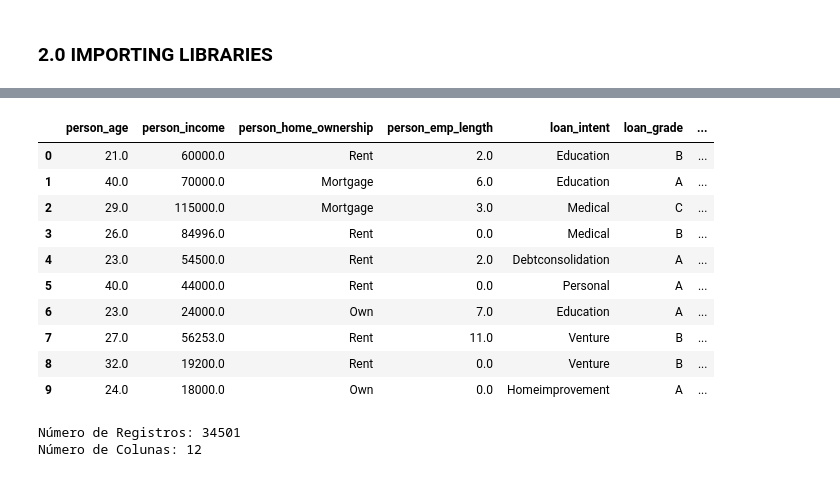
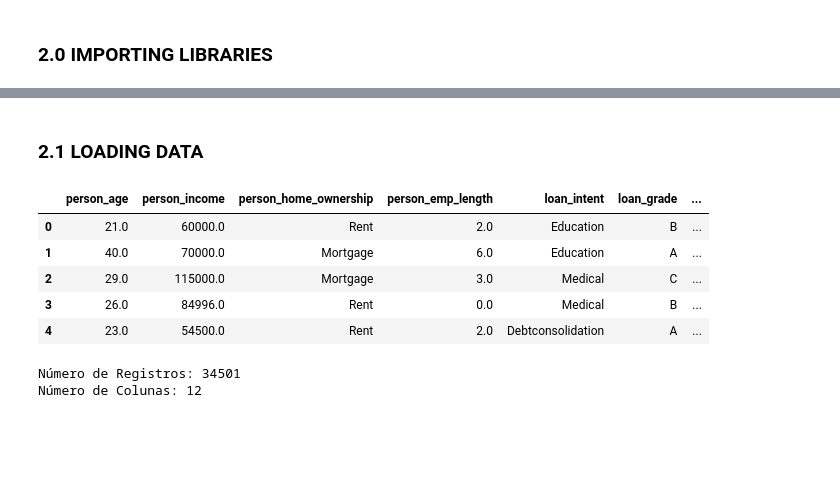
Before and after one commit to reynancs/ml-easy-cash, a Jupyter notebook: notebooks/credit_risk-v2.ipynb, the cells around one changed output, grey strips where cells are left out. Drawn from its saved outputs; the diff is of its cells as text; code cells hidden in the pictures; blank space fills up the shorter version.

```diff
--- a/notebooks/credit_risk-v2.ipynb
+++ b/notebooks/credit_risk-v2.ipynb
@@ -36,18 +32,15 @@ Para consultar o dicionário de dados , consulte o readme: `/data/readme.md`
+# %% [markdown]
+### 2.1 LOADING DATA
 # %%
 dados = pd.read_csv('../data/raw/dados_unidos.csv')
-dados.head(10)
+dados.head()
 # %% [output]
 |  | person_age | person_income | person_home_ownership | person_emp_length | loan_intent | loan_grade | ... |
 | 0 | 21.0 | 60000.0 | Rent | 2.0 | Education | B | ... |
 | 1 | 40.0 | 70000.0 | Mortgage | 6.0 | Education | A | ... |
 | 2 | 29.0 | 115000.0 | Mortgage | 3.0 | Medical | C | ... |
 | 3 | 26.0 | 84996.0 | Rent | 0.0 | Medical | B | ... |
 | 4 | 23.0 | 54500.0 | Rent | 2.0 | Debtconsolidation | A | ... |
-| 5 | 40.0 | 44000.0 | Rent | 0.0 | Personal | A | ... |
-| 6 | 23.0 | 24000.0 | Own | 7.0 | Education | A | ... |
-| 7 | 27.0 | 56253.0 | Rent | 11.0 | Venture | B | ... |
-| 8 | 32.0 | 19200.0 | Rent | 0.0 | Venture | B | ... |
-| 9 | 24.0 | 18000.0 | Own | 0.0 | Homeimprovement | A | ... |
 # %%
 # Verificando a qtd de registros
 print(f'Número de Registros: {dados.shape[0]}')
```
Also changed, not shown: parts of 52 cells of this notebook, 1 other file.
